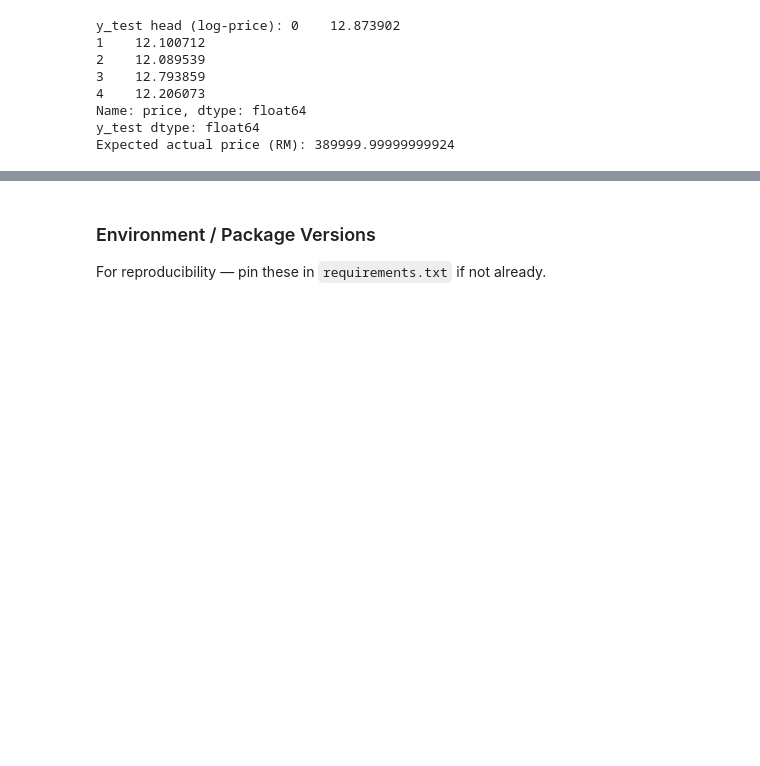
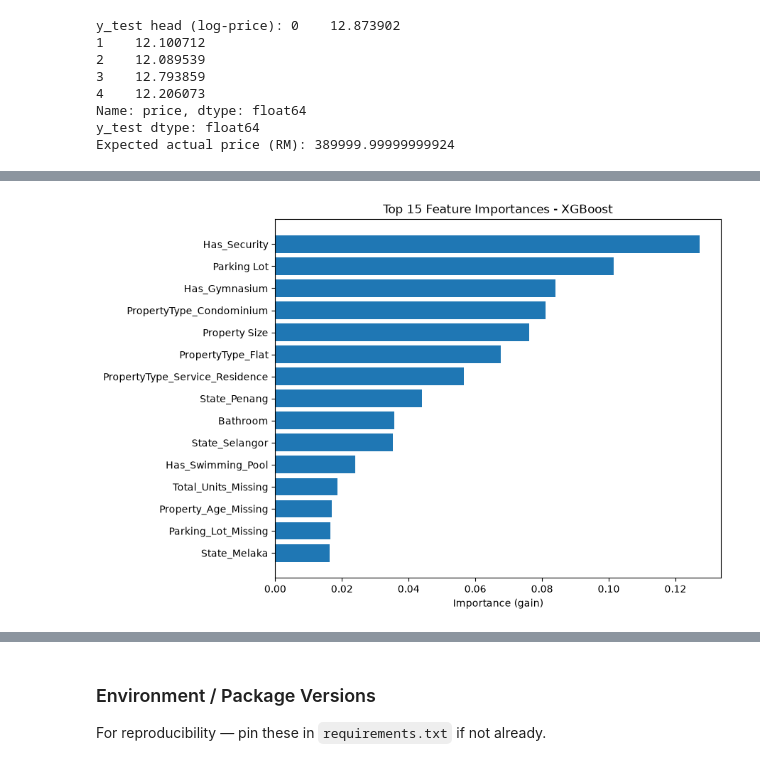
Before and after one commit to Lowzh5/Malaysian-Condominium-Prices-Data, a Jupyter notebook: src/model_XGBoost.ipynb, the cells around one changed output, grey strips where cells are left out. Drawn from its saved outputs; the diff is of its cells as text; code cells hidden in the pictures; blank space fills up the shorter version.

Commit message:
xgboost

```diff
--- a/src/model_XGBoost.ipynb
+++ b/src/model_XGBoost.ipynb
@@ -295,0 +374,14 @@ Expected actual price (RM): 389999.99999999924
+# %%
+# Which features matter most to the model's predictions
+import matplotlib.pyplot as plt
+
+top15 = importance_table.head(15)
+plt.figure(figsize=(9, 6))
+plt.barh(top15.index[::-1], top15.values[::-1])
+plt.xlabel("Importance (gain)")
+plt.title("Top 15 Feature Importances - XGBoost")
+plt.tight_layout()
+plt.savefig(os.path.join(MODEL_DIR, "xgboost_feature_importance.png"), dpi=150)
+plt.show()
+# %% [output]
+[figure, added]
```
Also changed, not shown: parts of 12 cells of this notebook.
